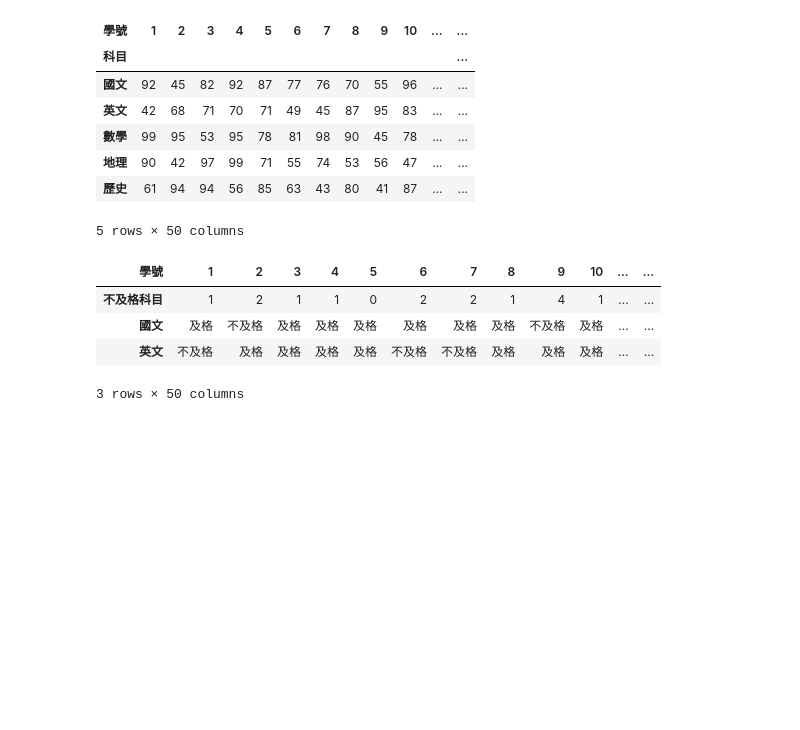
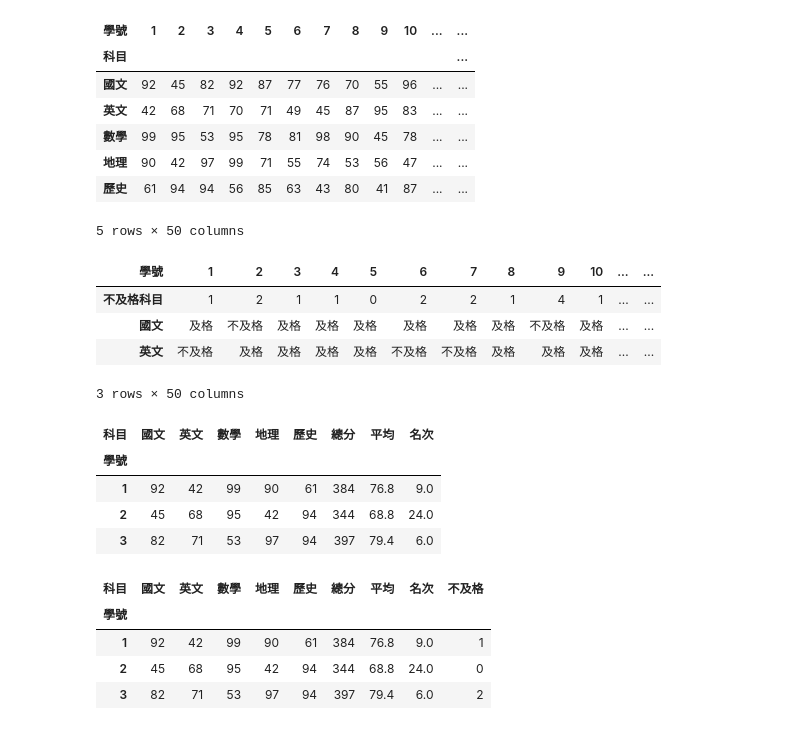
Before and after one commit to Rinrinnnnn/__112_python_chihlee__, a Jupyter notebook: lesson16_1.ipynb, the cells around one changed output. Saved outputs shown, nothing was run; the diff lists cells and outputs as text; code cells hidden in the pictures; blank space fills up the shorter version.

```diff
--- a/lesson16_1.ipynb
+++ b/lesson16_1.ipynb
@@ -76,3 +76,19 @@ subject_df.T.apply(fun2)
 | 國文 | 及格 | 不及格 | 及格 | 及格 | 及格 | 及格 | 及格 | 及格 | 不及格 | 及格 | ... | ... |
 | 英文 | 不及格 | 及格 | 及格 | 及格 | 及格 | 不及格 | 不及格 | 及格 | 及格 | 及格 | ... | ... |
 3 rows × 50 columns
+# %%
+display(scores_df.iloc[:3]) #抓前三筆資料
+new_df = scores_df.iloc[:3].copy() #複製新的一筆資料
+new_df["不及格"] = pd.Series([1,0,2],index=[1,2,3])
+new_df
+# %% [output]
+| 科目 | 國文 | 英文 | 數學 | 地理 | 歷史 | 總分 | 平均 | 名次 |
+| 學號 |  |  |  |  |  |  |  |  |
+| 1 | 92 | 42 | 99 | 90 | 61 | 384 | 76.8 | 9.0 |
+| 2 | 45 | 68 | 95 | 42 | 94 | 344 | 68.8 | 24.0 |
+| 3 | 82 | 71 | 53 | 97 | 94 | 397 | 79.4 | 6.0 |
+| 科目 | 國文 | 英文 | 數學 | 地理 | 歷史 | 總分 | 平均 | 名次 | 不及格 |
+| 學號 |  |  |  |  |  |  |  |  |  |
+| 1 | 92 | 42 | 99 | 90 | 61 | 384 | 76.8 | 9.0 | 1 |
+| 2 | 45 | 68 | 95 | 42 | 94 | 344 | 68.8 | 24.0 | 0 |
+| 3 | 82 | 71 | 53 | 97 | 94 | 397 | 79.4 | 6.0 | 2 |
```
Also changed, not shown: parts of 1 cell of this notebook.
